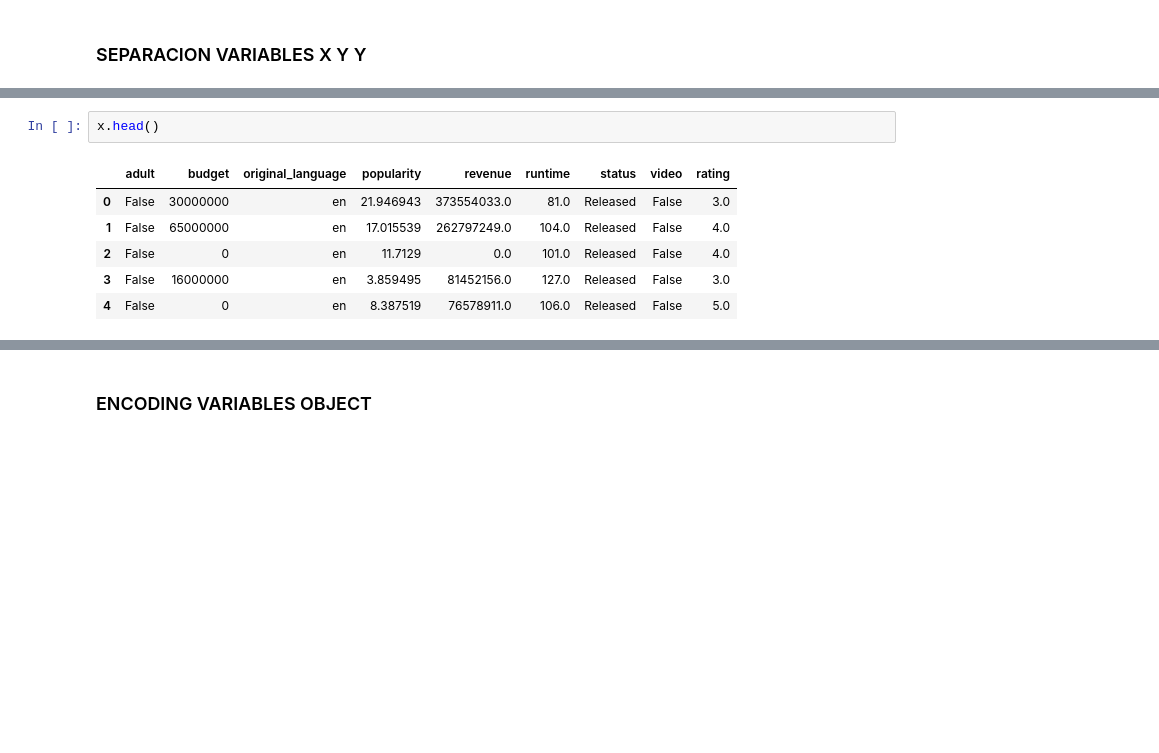
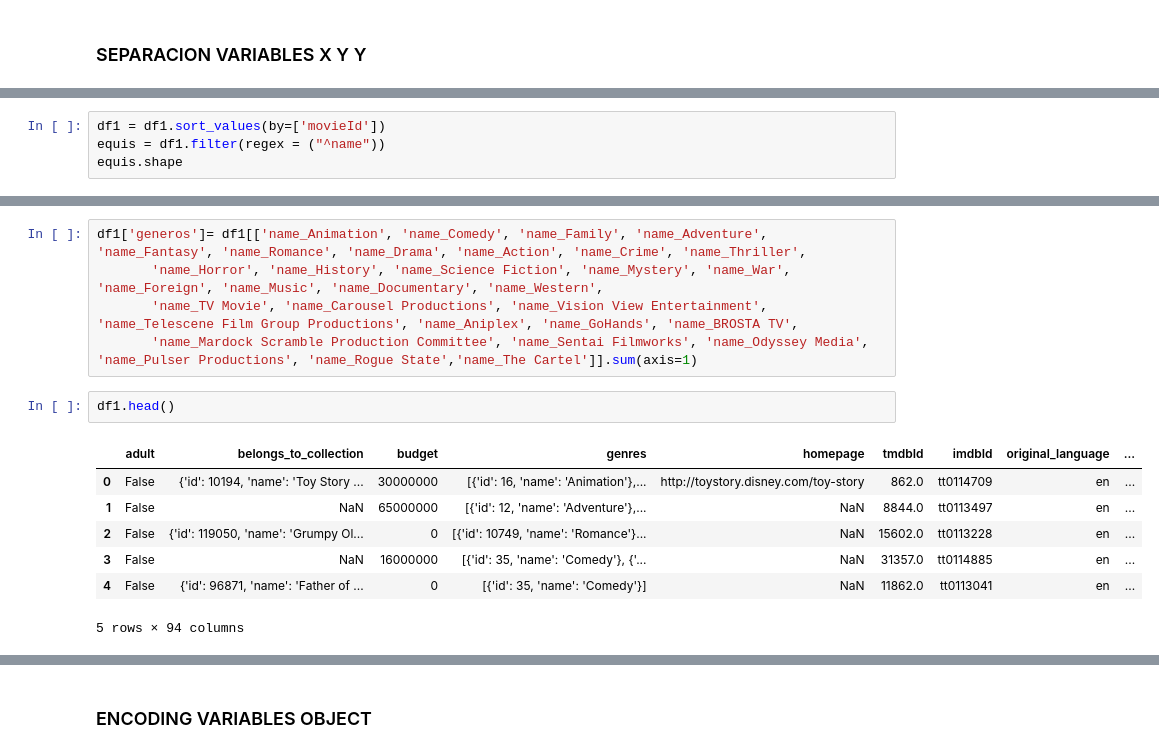
Before and after one commit to mariannaflores/Lab7, a Jupyter notebook: Lab7.ipynb, the cells around one changed output, grey strips where cells are left out. Cells and saved outputs as stored; diff of their text form; blank space fills up the shorter version.

```diff
--- a/Lab7.ipynb
+++ b/Lab7.ipynb
@@ -201,2 +218,6 @@ print(x.shape, y.shape)
 # %% [output]
 (24943, 9) (24943, 32)
+# %%
+df1 = df1.sort_values(by=['movieId'])
+equis = df1.filter(regex = ("^name"))
+equis.shape
@@ -203,9 +248,15 @@ print(x.shape, y.shape)
+# %%
+df1['generos']= df1[['name_Animation', 'name_Comedy', 'name_Family', 'name_Adventure', 'name_Fantasy', 'name_Romance', 'name_Drama', 'name_Action', 'name_Crime', 'name_Thriller',
+       'name_Horror', 'name_History', 'name_Science Fiction', 'name_Mystery', 'name_War', 'name_Foreign', 'name_Music', 'name_Documentary', 'name_Western',
+       'name_TV Movie', 'name_Carousel Productions', 'name_Vision View Entertainment', 'name_Telescene Film Group Productions', 'name_Aniplex', 'name_GoHands', 'name_BROSTA TV',
+       'name_Mardock Scramble Production Committee', 'name_Sentai Filmworks', 'name_Odyssey Media', 'name_Pulser Productions', 'name_Rogue State','name_The Cartel']].sum(axis=1)
 # %%
-x.head()
+df1.head()
 # %% [output]
-|  | adult | budget | original_language | popularity | revenue | runtime | status | video | rating |
-| 0 | False | 30000000 | en | 21.946943 | 373554033.0 | 81.0 | Released | False | 3.0 |
-| 1 | False | 65000000 | en | 17.015539 | 262797249.0 | 104.0 | Released | False | 4.0 |
-| 2 | False | 0 | en | 11.7129 | 0.0 | 101.0 | Released | False | 4.0 |
-| 3 | False | 16000000 | en | 3.859495 | 81452156.0 | 127.0 | Released | False | 3.0 |
-| 4 | False | 0 | en | 8.387519 | 76578911.0 | 106.0 | Released | False | 5.0 |
+|  | adult | belongs_to_collection | budget | genres | homepage | tmdbId | imdbId | original_language | ... |
+| 0 | False | {'id': 10194, 'name': 'Toy Story ... | 30000000 | [{'id': 16, 'name': 'Animation'},... | http://toystory.disney.com/toy-story | 862.0 | tt0114709 | en | ... |
+| 1 | False | NaN | 65000000 | [{'id': 12, 'name': 'Adventure'},... | NaN | 8844.0 | tt0113497 | en | ... |
+| 2 | False | {'id': 119050, 'name': 'Grumpy Ol... | 0 | [{'id': 10749, 'name': 'Romance'}... | NaN | 15602.0 | tt0113228 | en | ... |
+| 3 | False | NaN | 16000000 | [{'id': 35, 'name': 'Comedy'}, {'... | NaN | 31357.0 | tt0114885 | en | ... |
+| 4 | False | {'id': 96871, 'name': 'Father of ... | 0 | [{'id': 35, 'name': 'Comedy'}] | NaN | 11862.0 | tt0113041 | en | ... |
+5 rows × 94 columns
```
Also changed, not shown: parts of 13 cells of this notebook.
